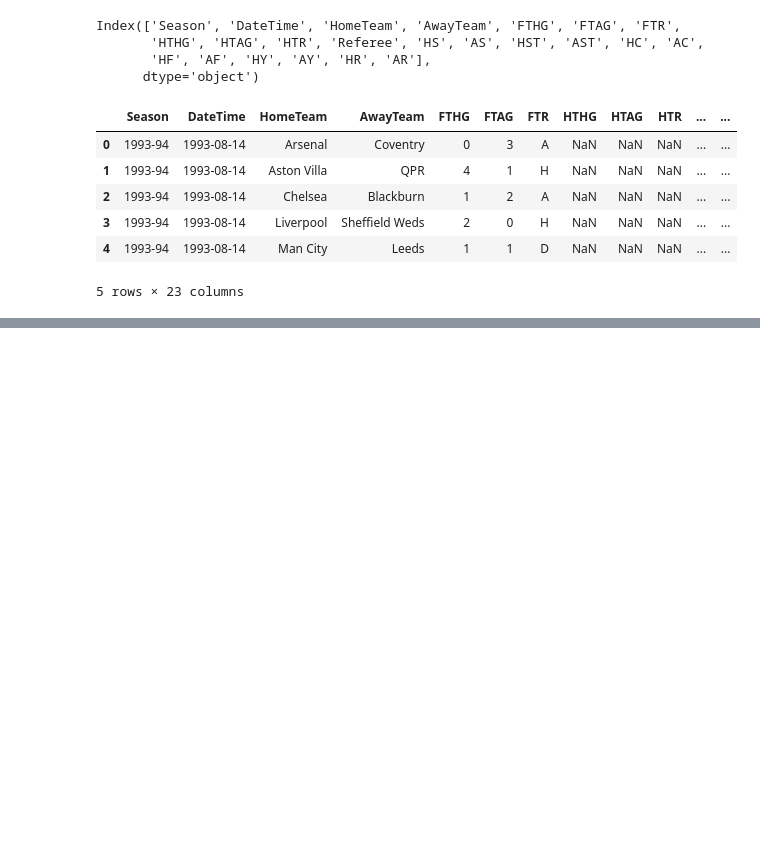
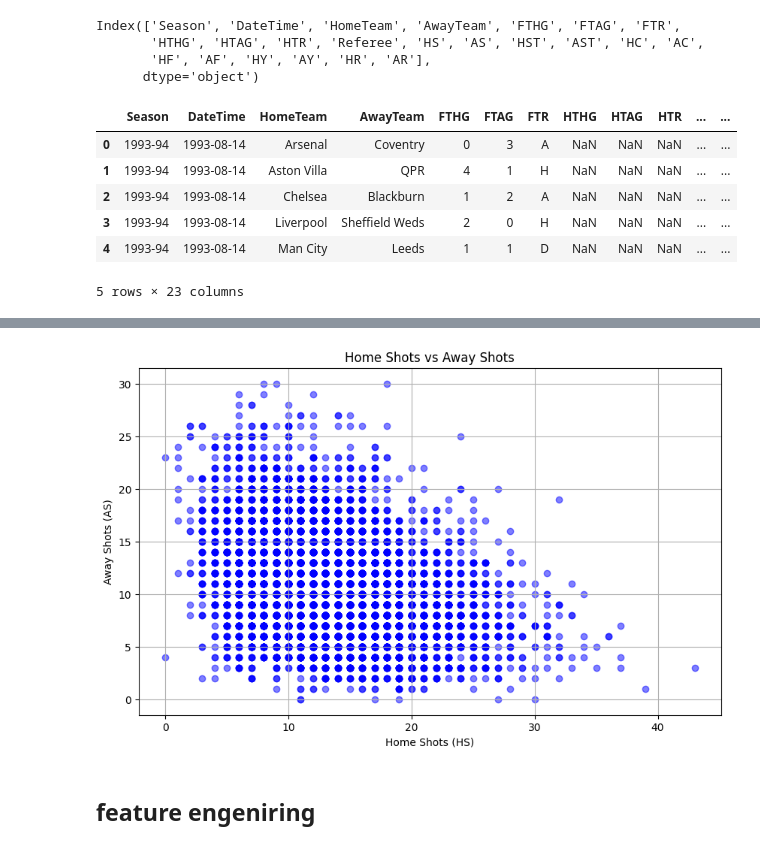
Before and after one commit to Ababtin/Premier-League-matches-predictions, a Jupyter notebook: notebooks/notebook.ipynb, the cells around one changed output, grey strips where cells are left out. Drawn from its saved outputs; the diff is of its cells as text; code cells hidden in the pictures; blank space fills up the shorter version.

```diff
--- a/notebooks/notebook.ipynb
+++ b/notebooks/notebook.ipynb
@@ -430,0 +243,13 @@ df.tail()
+# %%
+import matplotlib.pyplot as plt
+plt.figure(figsize=(10,6))
+plt.scatter(df['HS'], df['AS'], alpha=0.5,color='blue')
+plt.xlabel('Home Shots (HS)')
+plt.ylabel('Away Shots (AS)')
+plt.title('Home Shots vs Away Shots')
+plt.grid(True)
+plt.show()
+# %% [output]
+[figure, added]
+# %% [markdown]
+## feature engeniring
```
Also changed, not shown: parts of 22 cells of this notebook.
